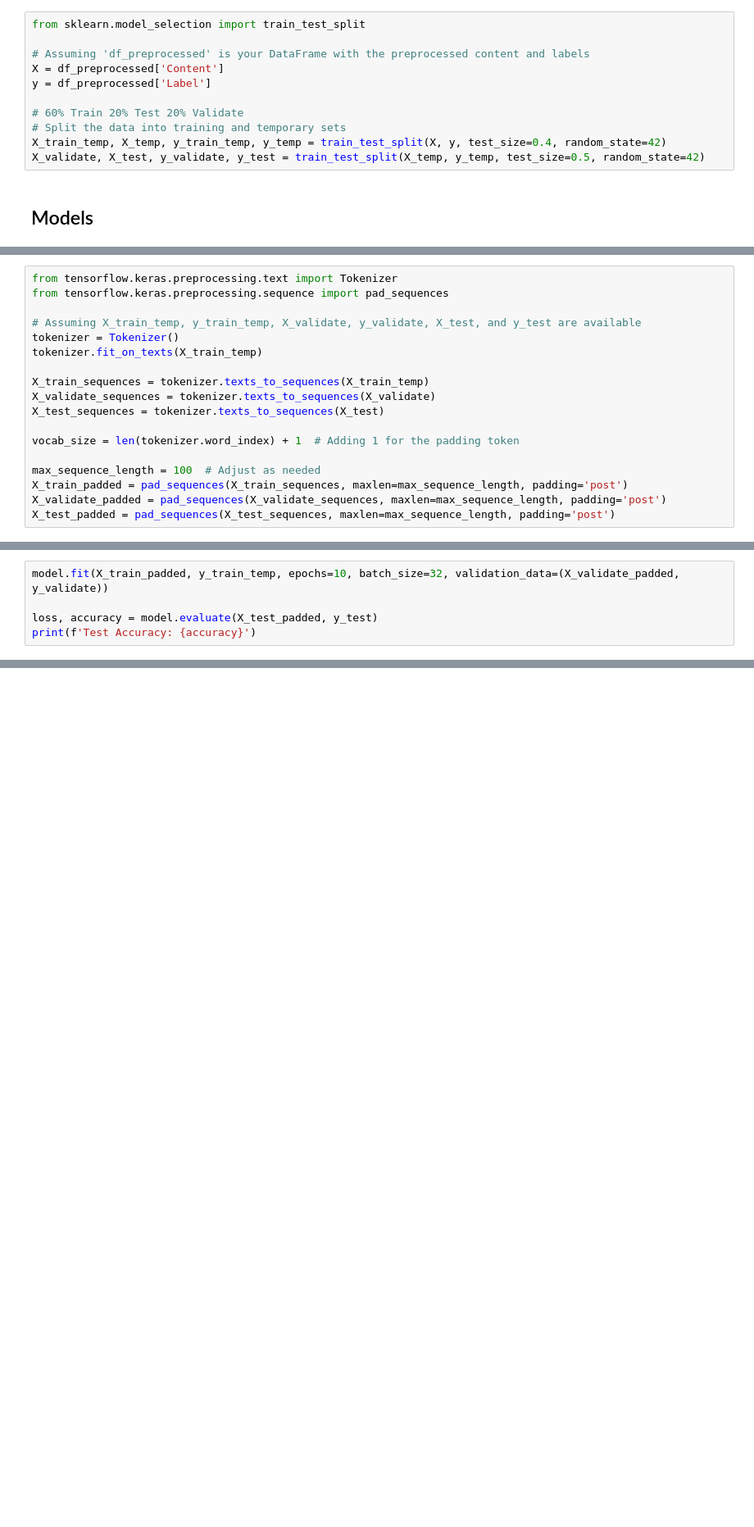
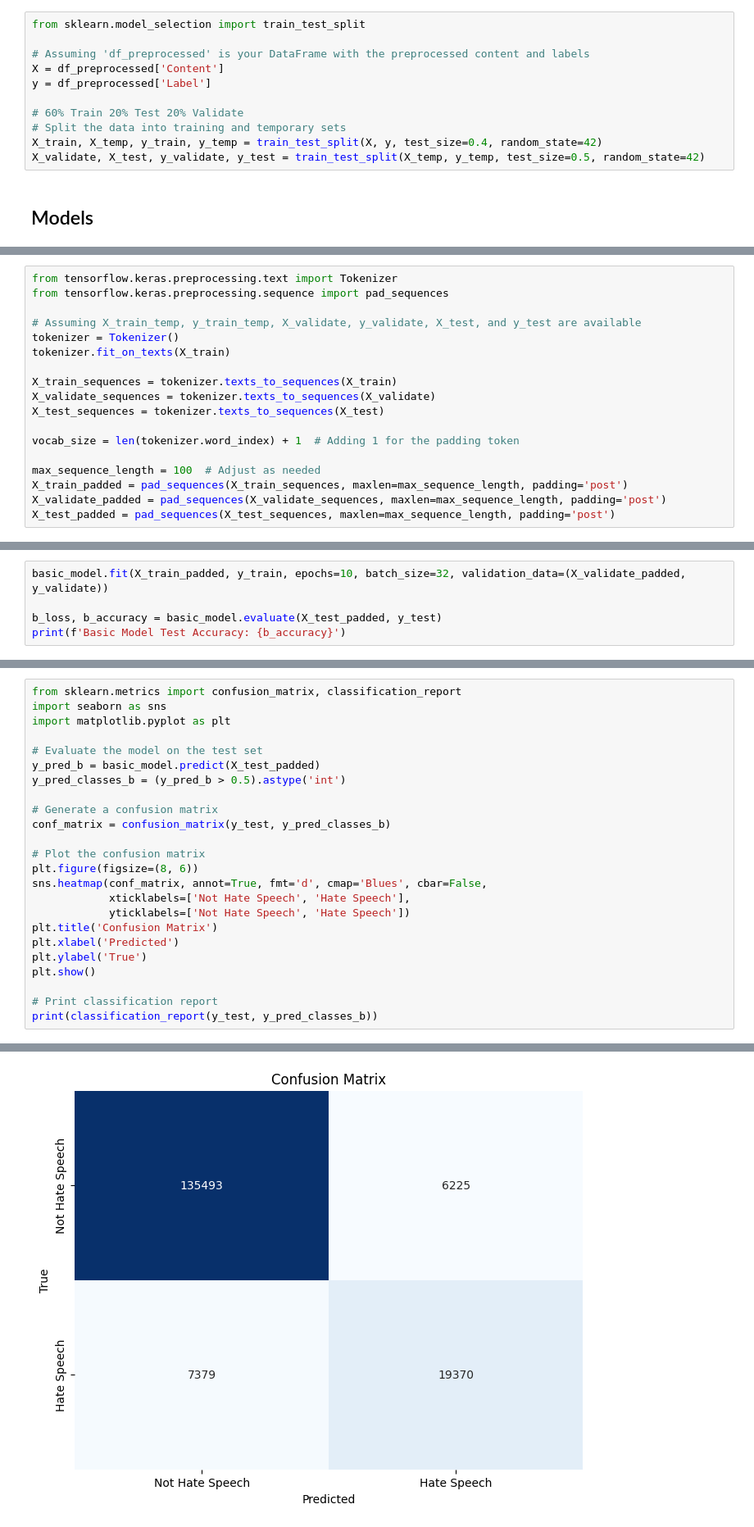
Before and after one commit to zschaub/ADL-Content-Moderation, a Jupyter notebook: content_moderation.ipynb, the cells around one changed output, grey strips where cells are left out. Shown: that part at 82% size. Cells and saved outputs as stored; diff of their text form; blank space fills up the shorter version.

```diff
--- a/content_moderation.ipynb
+++ b/content_moderation.ipynb
@@ -193,7 +193,7 @@ y = df_preprocessed['Label']
 
 # 60% Train 20% Test 20% Validate
 # Split the data into training and temporary sets
-X_train_temp, X_temp, y_train_temp, y_temp = train_test_split(X, y, test_size=0.4, random_state=42)
+X_train, X_temp, y_train, y_temp = train_test_split(X, y, test_size=0.4, random_state=42)
 X_validate, X_test, y_validate, y_test = train_test_split(X_temp, y_temp, test_size=0.5, random_state=42)
 # %% [markdown]
 ## Models
@@ -203,9 +205,9 @@ from tensorflow.keras.preprocessing.sequence import pad_sequences
 
 # Assuming X_train_temp, y_train_temp, X_validate, y_validate, X_test, and y_test are available
 tokenizer = Tokenizer()
-tokenizer.fit_on_texts(X_train_temp)
+tokenizer.fit_on_texts(X_train)
 
-X_train_sequences = tokenizer.texts_to_sequences(X_train_temp)
+X_train_sequences = tokenizer.texts_to_sequences(X_train)
 X_validate_sequences = tokenizer.texts_to_sequences(X_validate)
 X_test_sequences = tokenizer.texts_to_sequences(X_test)
 
@@ -278,7 +264,7 @@ _________________________________________________________________
 # %%
-model.fit(X_train_padded, y_train_temp, epochs=10, batch_size=32, validation_data=(X_validate_padded, y_validate))
+basic_model.fit(X_train_padded, y_train, epochs=10, batch_size=32, validation_data=(X_validate_padded, y_validate))
 
-loss, accuracy = model.evaluate(X_test_padded, y_test)
-print(f'Test Accuracy: {accuracy}')
+b_loss, b_accuracy = basic_model.evaluate(X_test_padded, y_test)
+print(f'Basic Model Test Accuracy: {b_accuracy}')
 # %% [output]
 Epoch 1/10
@@ -308,0 +287,25 @@ Test Accuracy: 0.9214980006217957
+# %%
+from sklearn.metrics import confusion_matrix, classification_report
+import seaborn as sns
+import matplotlib.pyplot as plt
+
+# Evaluate the model on the test set
+y_pred_b = basic_model.predict(X_test_padded)
+y_pred_classes_b = (y_pred_b > 0.5).astype('int')
+
+# Generate a confusion matrix
+conf_matrix = confusion_matrix(y_test, y_pred_classes_b)
+
+# Plot the confusion matrix
+plt.figure(figsize=(8, 6))
+sns.heatmap(conf_matrix, annot=True, fmt='d', cmap='Blues', cbar=False,
+            xticklabels=['Not Hate Speech', 'Hate Speech'],
+            yticklabels=['Not Hate Speech', 'Hate Speech'])
+plt.title('Confusion Matrix')
+plt.xlabel('Predicted')
+plt.ylabel('True')
+plt.show()
+
+# Print classification report
+print(classification_report(y_test, y_pred_classes_b))
+# %% [output]
@@ -308,0 +313 @@ Test Accuracy: 0.9214980006217957
+[figure, added]
```
Also changed, not shown: parts of 9 cells of this notebook, 1 other file.
